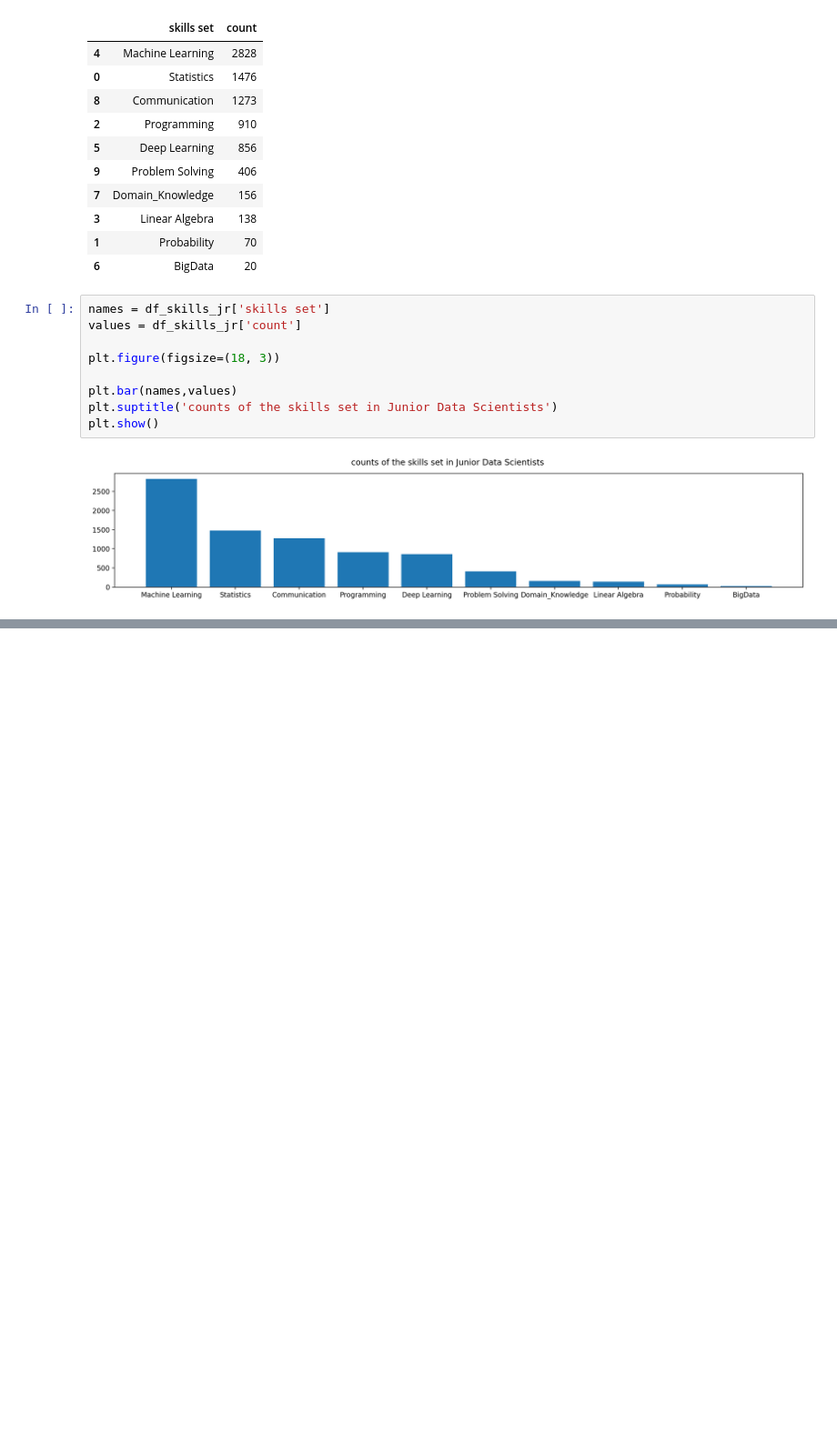
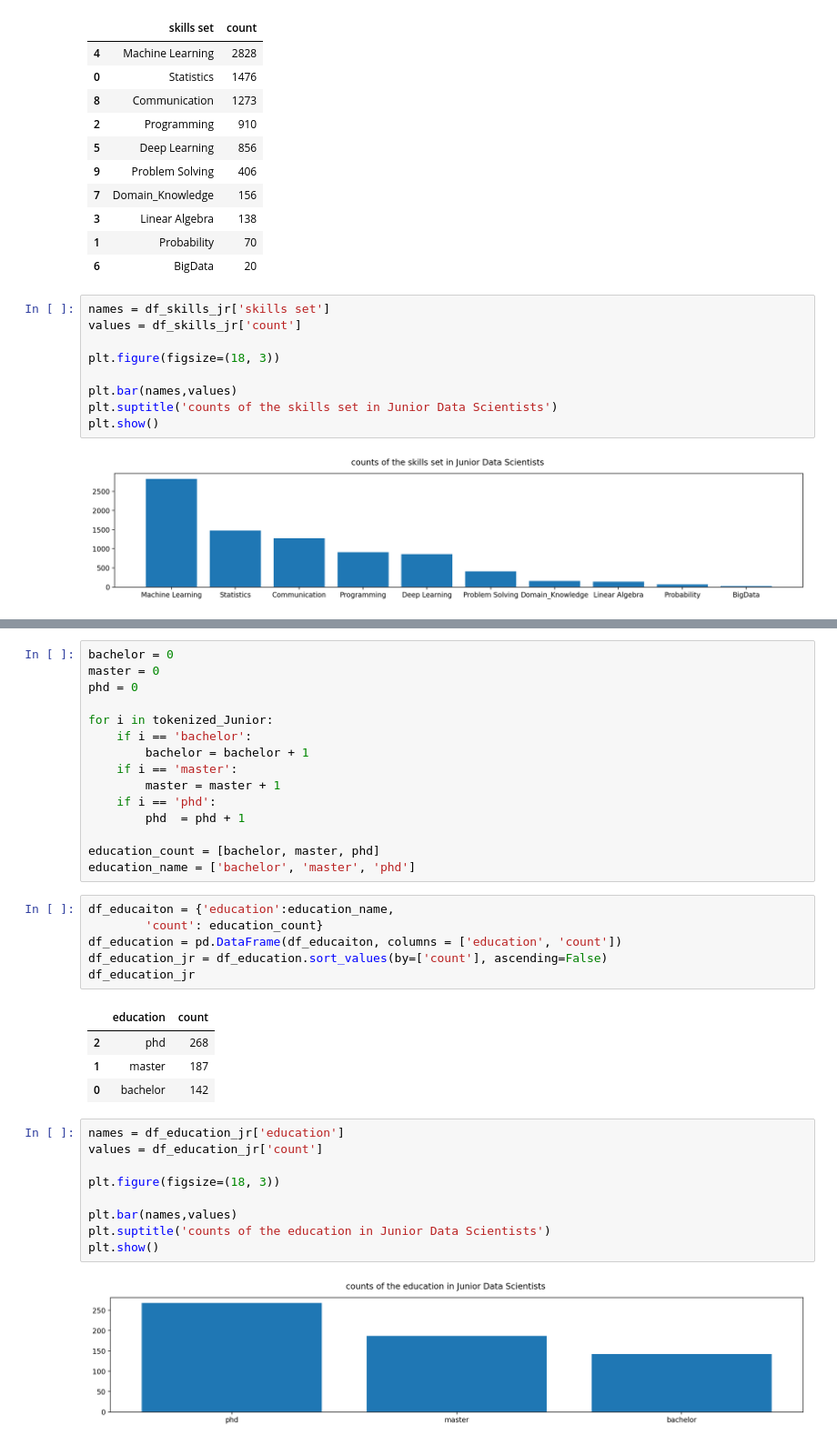
Before and after one commit to ericyang94/DS-Job-Analysis, a Jupyter notebook: Data_Analysis/Indeed_NLP_Analysis.ipynb, the cells around one changed output, grey strips where cells are left out. Shown at 91% size. Saved outputs shown, nothing was run; the diff lists cells and outputs as text; blank space fills up the shorter version.

```diff
--- a/Data_Analysis/Indeed_NLP_Analysis.ipynb
+++ b/Data_Analysis/Indeed_NLP_Analysis.ipynb
@@ -626,0 +838,37 @@ plt.show()
+# %%
+bachelor = 0
+master = 0
+phd = 0
+
+for i in tokenized_Junior:
+    if i == 'bachelor':
+        bachelor = bachelor + 1
+    if i == 'master':
+        master = master + 1
+    if i == 'phd':
+        phd  = phd + 1
+
+education_count = [bachelor, master, phd]
+education_name = ['bachelor', 'master', 'phd']
+# %%
+df_educaiton = {'education':education_name,
+        'count': education_count}
+df_education = pd.DataFrame(df_educaiton, columns = ['education', 'count'])
+df_education_jr = df_education.sort_values(by=['count'], ascending=False)
+df_education_jr
+# %% [output]
+|  | education | count |
+| 2 | phd | 268 |
+| 1 | master | 187 |
+| 0 | bachelor | 142 |
+# %%
+names = df_education_jr['education']
+values = df_education_jr['count']
+
+plt.figure(figsize=(18, 3))
+
+plt.bar(names,values)
+plt.suptitle('counts of the education in Junior Data Scientists')
+plt.show()
+# %% [output]
+[figure, added]
```
Also changed, not shown: parts of 17 cells of this notebook, 1 other file.
